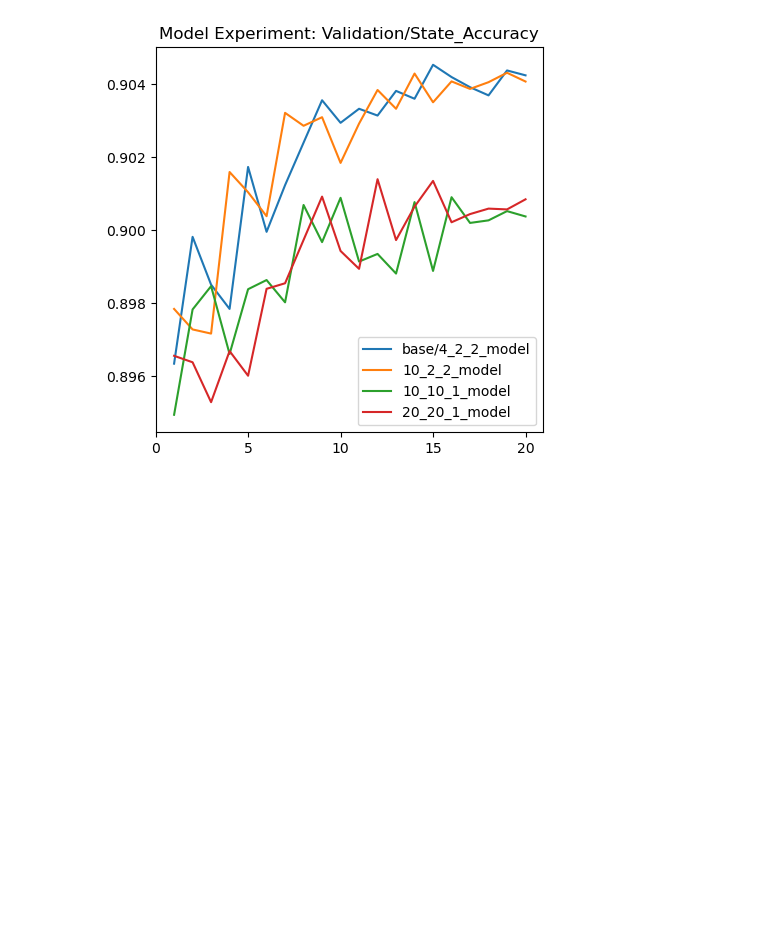
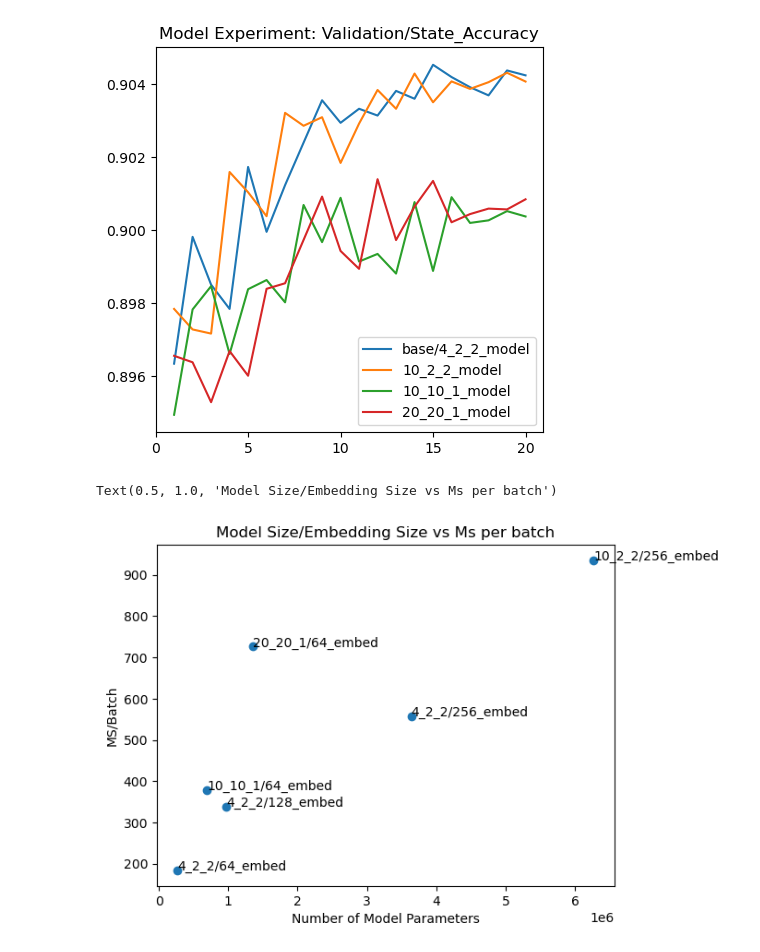
Before and after one commit to eashvere/realtime-drawing-mamba, a Jupyter notebook: graph/graph.ipynb, the cells around one changed output. Cells and saved outputs as stored; diff of their text form; code cells hidden in the pictures; blank space fills up the shorter version.

Commit message:
update graph

```diff
--- a/graph/graph.ipynb
+++ b/graph/graph.ipynb
@@ -59,3 +60,18 @@ for start in ['Train/Offset_Loss', 'Train/State_Loss', 'Validation/Offset_Loss',
 [figure]
 [figure]
 [figure]
+# %%
+speed = pd.read_csv('./data/msbatch_model.csv')
+fig, ax = plt.subplots()
+ax.scatter(speed['param'], speed['ms'])
+
+for i, txt in enumerate(speed['name']):
+    row = speed.iloc[[i]]
+    ax.annotate(txt, (row['param'], row['ms']))
+
+plt.xlabel("Number of Model Parameters")
+plt.ylabel("MS/Batch")
+plt.title("Model Size/Embedding Size vs Ms per batch")
+# %% [output]
+Text(0.5, 1.0, 'Model Size/Embedding Size vs Ms per batch')
+[figure, added]
```
Also changed, not shown: parts of 2 cells of this notebook.
